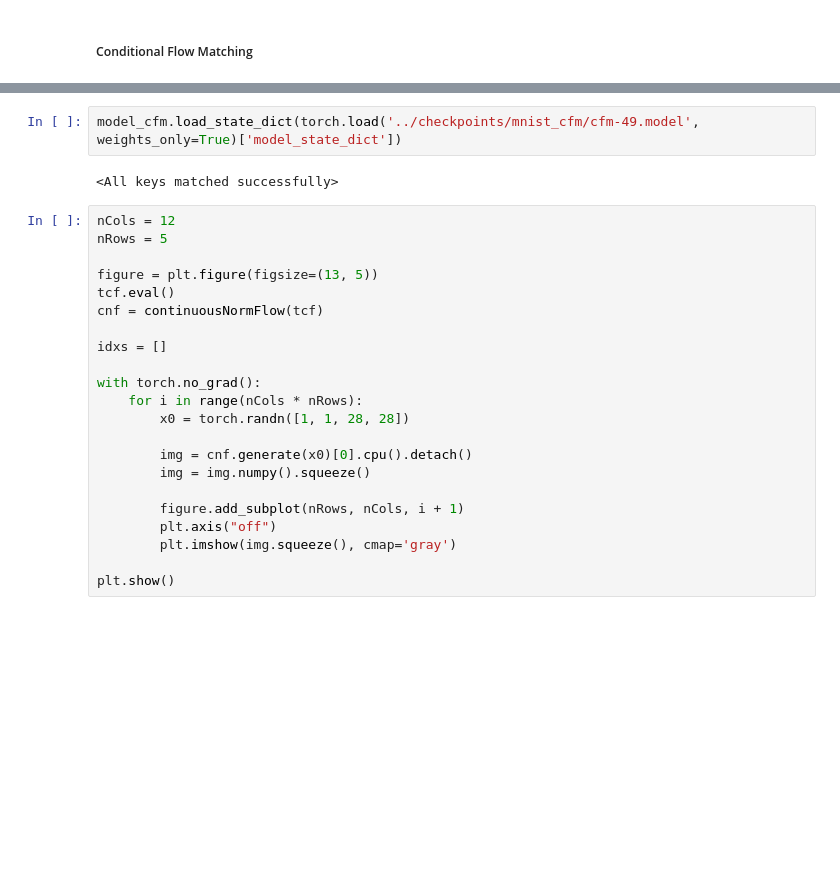
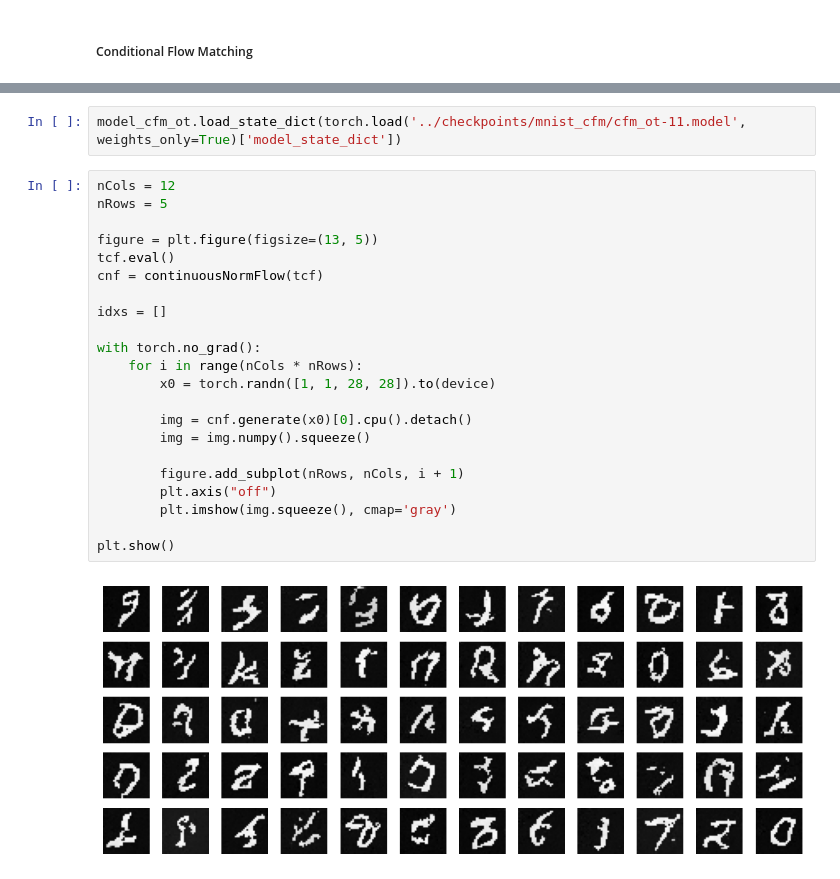
Before and after one commit to raghavsubbarao/svipy, a Jupyter notebook: notebooks/5_flowmatching.ipynb, the cells around one changed output, grey strips where cells are left out. Saved outputs shown, nothing was run; the diff lists cells and outputs as text; blank space fills up the shorter version.

```diff
--- a/notebooks/5_flowmatching.ipynb
+++ b/notebooks/5_flowmatching.ipynb
@@ -140,27 +143,27 @@ Wall time: 4h 15min 13s
 # %%
-model_cfm.load_state_dict(torch.load('../checkpoints/mnist_cfm/cfm-49.model', weights_only=True)['model_state_dict'])
+model_cfm_ot.load_state_dict(torch.load('../checkpoints/mnist_cfm/cfm_ot-11.model', weights_only=True)['model_state_dict'])
-# %% [output]
-<All keys matched successfully>
 # %%
 nCols = 12
 nRows = 5
 
 figure = plt.figure(figsize=(13, 5))
 tcf.eval()
 cnf = continuousNormFlow(tcf)
 
 idxs = []
 
 with torch.no_grad():
     for i in range(nCols * nRows):
-        x0 = torch.randn([1, 1, 28, 28])
+        x0 = torch.randn([1, 1, 28, 28]).to(device)
 
         img = cnf.generate(x0)[0].cpu().detach()
         img = img.numpy().squeeze()
 
         figure.add_subplot(nRows, nCols, i + 1)
         plt.axis("off")
         plt.imshow(img.squeeze(), cmap='gray')
 
 plt.show()
+# %% [output]
+[figure, added]
 # %%
```
Also changed, not shown: parts of 13 cells of this notebook, 1 other file.
